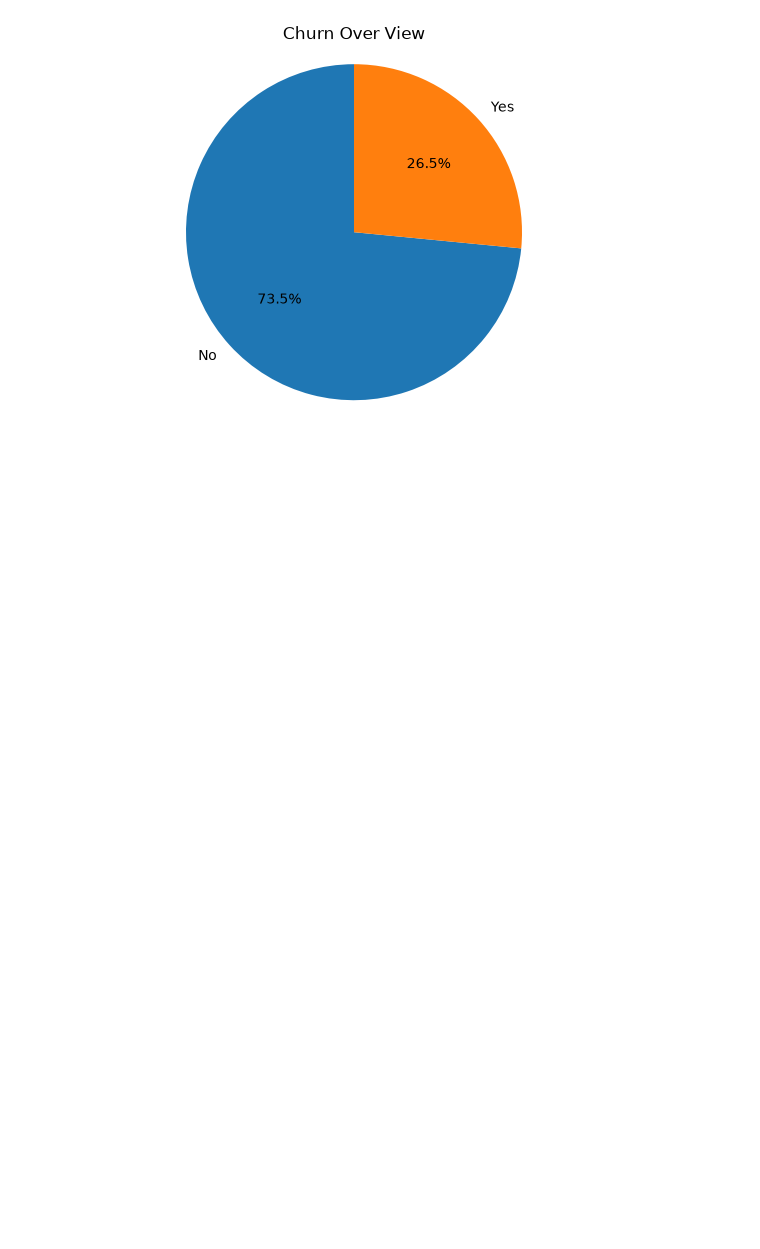
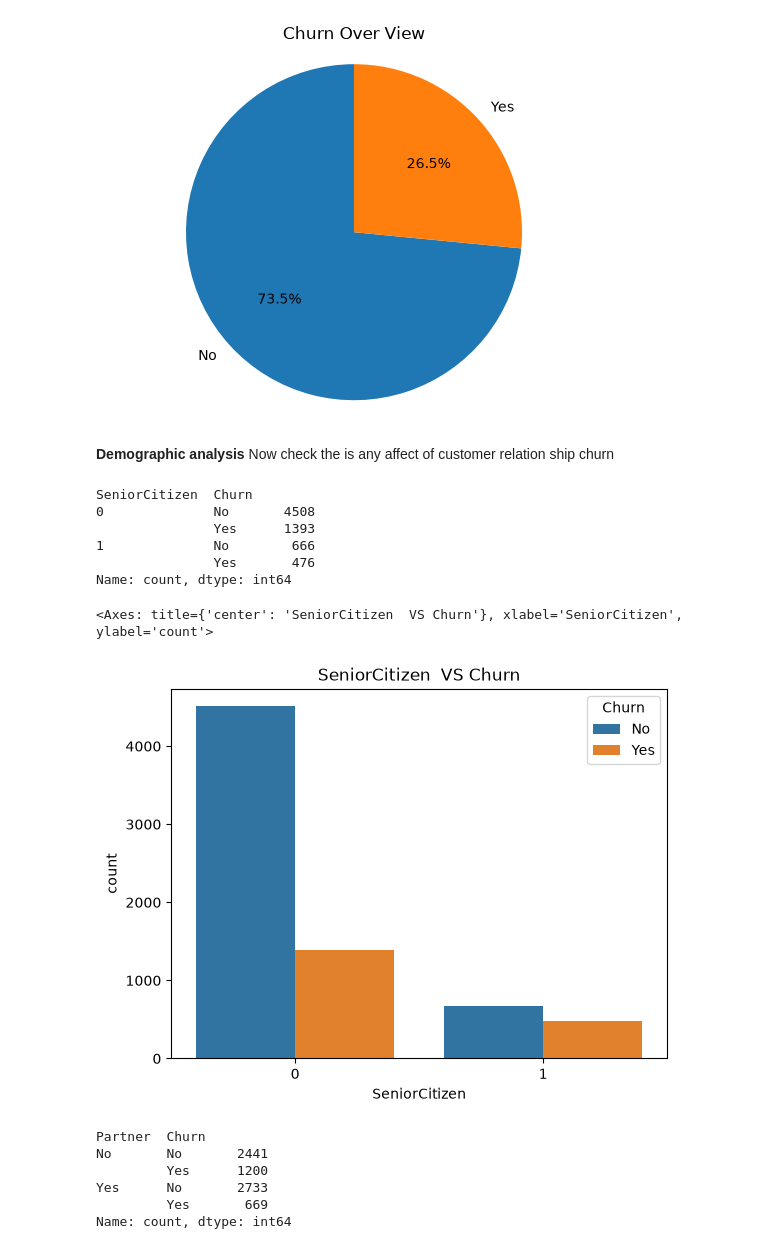
Before and after one commit to Fatima-Arain206/SOFTGROWTECH_INTERNSHIP_PROJECT_TASK2_DATA_ANALYSIS, a Jupyter notebook: CustomerRetention_Analysis_Project2/Customer_Retention.ipynb, the cells around one changed output. Saved outputs shown, nothing was run; the diff lists cells and outputs as text; code cells hidden in the pictures; blank space fills up the shorter version.

```diff
--- a/CustomerRetention_Analysis_Project2/Customer_Retention.ipynb
+++ b/CustomerRetention_Analysis_Project2/Customer_Retention.ipynb
@@ -154,3 +154,34 @@ plt.axis('equal')
 plt.show()
 # %% [output]
 [figure]
+# %% [markdown]
+**Demographic analysis**
+Now check the is any affect of customer relation ship churn
+# %%
+# seniorCitizen vs CHurn
+# partenr or Depedents vs churn
+
+df.groupby('SeniorCitizen')['Churn'].value_counts()
+# %% [output]
+SeniorCitizen  Churn
+0              No       4508
+               Yes      1393
+1              No        666
+               Yes       476
+Name: count, dtype: int64
+# %%
+plt.title('SeniorCitizen  VS Churn')
+sb.countplot(x=df['SeniorCitizen'] ,hue = df['Churn'])
+# %% [output]
+<Axes: title={'center': 'SeniorCitizen  VS Churn'}, xlabel='SeniorCitizen', ylabel='count'>
+[figure, added]
+# %%
+# partenr vs churn
+df.groupby(['Partner'])['Churn'].value_counts()
+# %% [output]
+Partner  Churn
+No       No       2441
+         Yes      1200
+Yes      No       2733
+         Yes       669
+Name: count, dtype: int64
```
Also changed, not shown: parts of 3 cells of this notebook.
